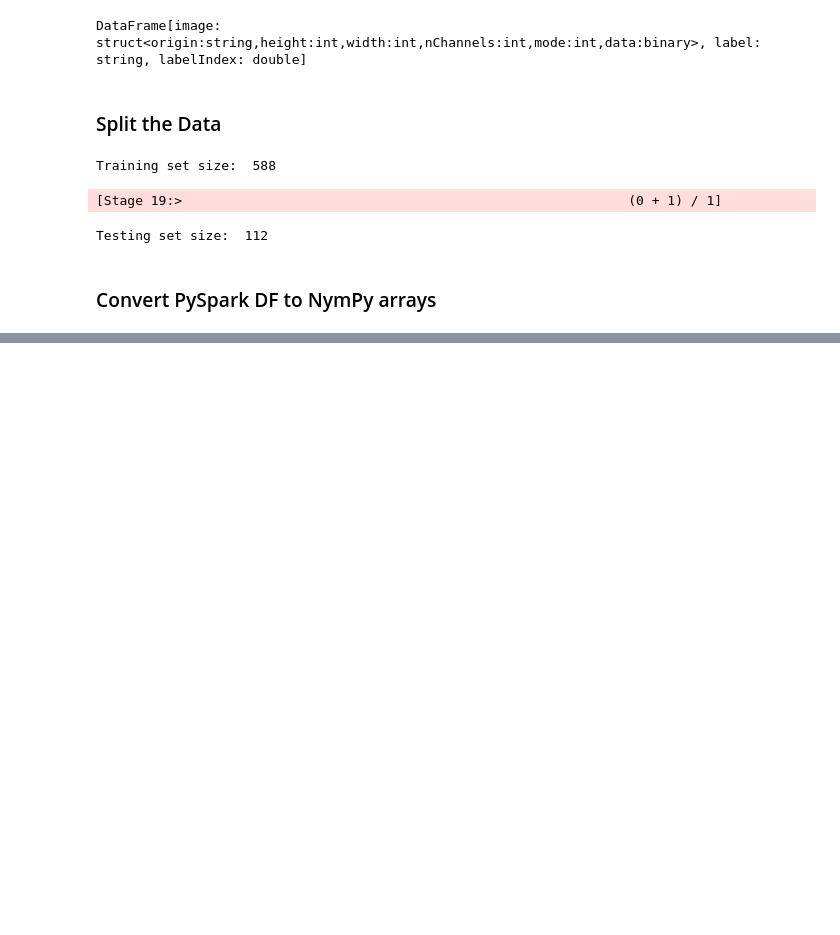
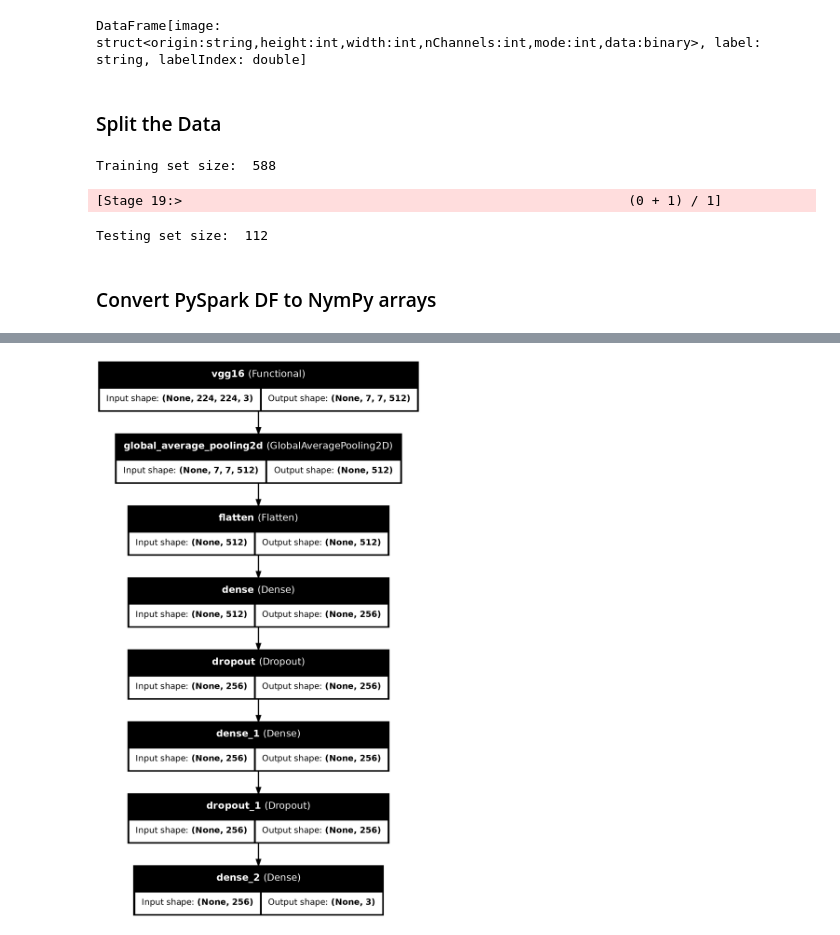
Before and after one commit to madinasagatova/Potato-Leaf-Disease-Detection, a Jupyter notebook: CA1Sem2MadinaSagatova2021255.ipynb, the cells around one changed output, grey strips where cells are left out. Drawn from its saved outputs; the diff is of its cells as text; code cells hidden in the pictures; blank space fills up the shorter version.

Commit message:
Loaded VGG16 Model

```diff
--- a/CA1Sem2MadinaSagatova2021255.ipynb
+++ b/CA1Sem2MadinaSagatova2021255.ipynb
@@ -283,0 +296,8 @@ To enable the following instructions: AVX2, in other operations, rebuild TensorF
+# %%
+# clear the session
+tf.keras.backend.clear_session()
+
+# Loading VGG16 model with Pre-trained Weights - without final (top) layer
+base_model = VGG16(weights='imagenet',
+                   include_top=False,
+                   input_shape=(224, 224, 3))
@@ -283,0 +308,3 @@ To enable the following instructions: AVX2, in other operations, rebuild TensorF
+# %%
+num_classes = len(training_data.select('labelIndex').distinct().collect())
+print('Number of classes:', num_classes)
@@ -283,0 +314,18 @@ To enable the following instructions: AVX2, in other operations, rebuild TensorF
+# %%
+# Fine-tune the model
+model_vgg = Sequential()
+model_vgg.add(base_model)
+#model_vgg.add(Flatten())
+#model_vgg.add(Dense(512, activation='relu'))
+#model_vgg.add(Dropout(0.5))
+#model_vgg.add(Dense(num_classes, activation='softmax'))
+
+model_vgg.add(GlobalAveragePooling2D())
+model_vgg.add(Flatten())
+model_vgg.add(Dense(256, activation='relu'))
+model_vgg.add(Dropout(0.5))
+model_vgg.add(Dense(256, activation='relu'))
+model_vgg.add(Dropout(0.5))
+model_vgg.add(Dense(num_classes, activation='softmax'))
+
+model_vgg.summary()
@@ -283,0 +359,6 @@ To enable the following instructions: AVX2, in other operations, rebuild TensorF
+# %%
+tf.keras.utils.plot_model(model_vgg, to_file="vgg16_image_classifier.png",
+                          show_shapes=True,
+                          show_layer_names=True)
+# %% [output]
+[figure, added]
```
Also changed, not shown: parts of 13 cells of this notebook, 1 other file.
